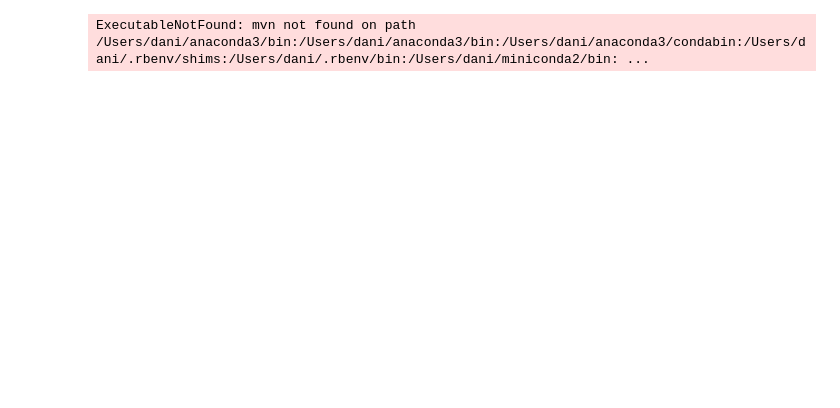
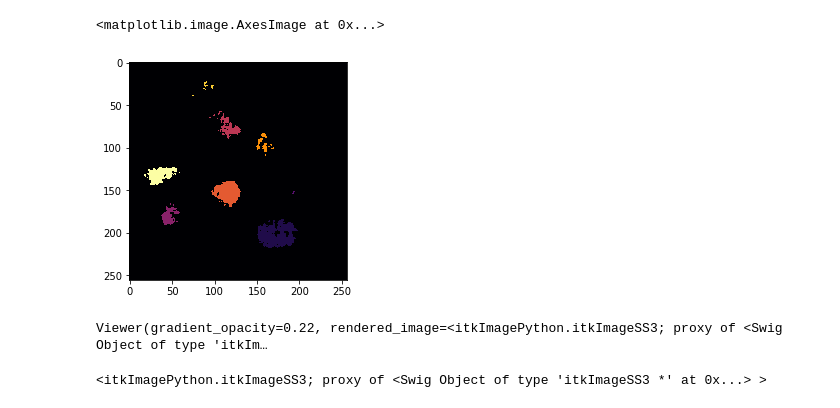
Before and after one commit to BIDS/ISVC2019, a Jupyter notebook: tutorial_notebooks/02_datasets_visualization.ipynb, the cells around one changed output. Saved outputs shown, nothing was run; the diff lists cells and outputs as text; code cells hidden in the pictures; blank space fills up the shorter version.

```diff
--- a/tutorial_notebooks/02_datasets_visualization.ipynb
+++ b/tutorial_notebooks/02_datasets_visualization.ipynb
@@ -76,14 +92,24 @@ NameError: name 'verts_px' is not defined
+# %%
+plt.imshow(relabeled[20],cmap='inferno')
+# %% [output]
+<matplotlib.image.AxesImage at 0x...>
+[figure, added]
 # %%
-import itk
-from itkwidgets import view
-image = itk.imread('images/cells.tif') #, pixelType=itk.ctype('float'))
-#itk.GetImageViewFromArray(imageBlock.astype(np.float64))
+
+#image = itk.imread('images/cells_interior_labels.tiff') #,itk.RGBPixel[itk.UC]) #,itk.ctype('float')) #add this param if needed
+image = itk.GetImageFromArray(relabeled.astype(np.int16))
 #itk.GetImageViewFromArray(image[:,:,:])
-view(image, slicing_planes=False)
+view(image, slicing_planes=True)
 
 #showing full stack
 # %% [output]
-ExecutableNotFound: mvn not found on path /Users/dani/anaconda3/bin:/Users/dani/anaconda3/bin:/Users/dani/anaconda3/condabin:/Users/dani/.rbenv/shims:/Users/dani/.rbenv/bin:/Users/dani/miniconda2/bin: ...
+Viewer(gradient_opacity=0.22, rendered_image=<itkImagePython.itkImageSS3; proxy of <Swig Object of type 'itkIm…
+# %%
+a= itk.GetImageViewFromArray(data.astype(np.int16))
+#view(a,slicing_planes=True)
+a
+# %% [output]
+<itkImagePython.itkImageSS3; proxy of <Swig Object of type 'itkImageSS3 *' at 0x...> >
 # %%
 imageBlock = ic[::10].concatenate()
 imageBlock = imageBlock==217#label(image[100:600,300:400,100:200])#1000:1100])
```
Also changed, not shown: parts of 11 cells of this notebook.
